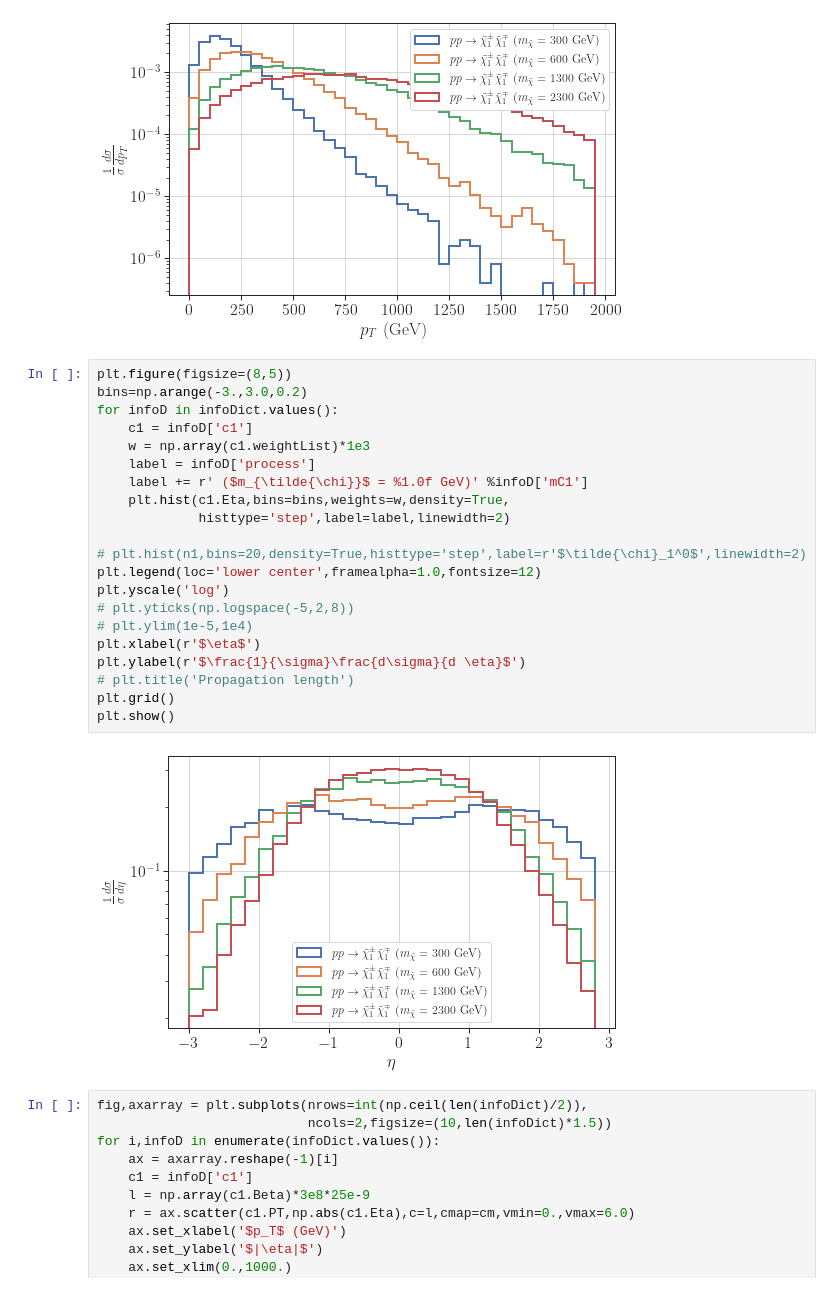
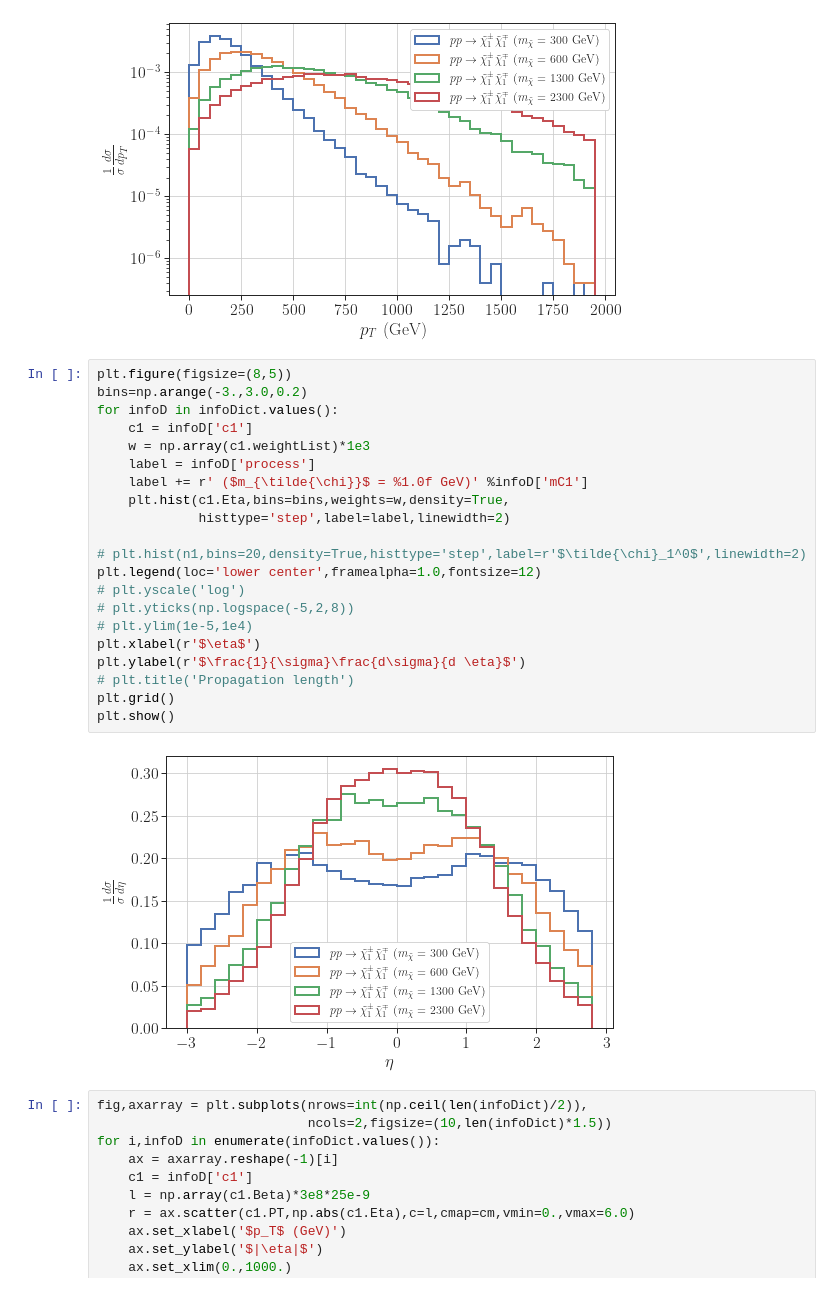
Before and after one commit to andlessa/llpBoost, a Jupyter notebook: plots/plotDists-Chargino.ipynb, the cells around one changed output. Drawn from its saved outputs; the diff is of its cells as text.

```diff
--- a/plots/plotDists-Chargino.ipynb
+++ b/plots/plotDists-Chargino.ipynb
@@ -119,26 +119,26 @@ plt.show()
 # %%
 plt.figure(figsize=(8,5))
 bins=np.arange(-3.,3.0,0.2)
 for infoD in infoDict.values():
     c1 = infoD['c1']
     w = np.array(c1.weightList)*1e3
     label = infoD['process']
     label += r' ($m_{\tilde{\chi}}$ = %1.0f GeV)' %infoD['mC1']
     plt.hist(c1.Eta,bins=bins,weights=w,density=True,
              histtype='step',label=label,linewidth=2)
 
 # plt.hist(n1,bins=20,density=True,histtype='step',label=r'$\tilde{\chi}_1^0$',linewidth=2)
 plt.legend(loc='lower center',framealpha=1.0,fontsize=12)
-plt.yscale('log')
+# plt.yscale('log')
 # plt.yticks(np.logspace(-5,2,8))
 # plt.ylim(1e-5,1e4)
 plt.xlabel(r'$\eta$')
 plt.ylabel(r'$\frac{1}{\sigma}\frac{d\sigma}{d \eta}$')
 # plt.title('Propagation length')
 plt.grid()
 plt.show()
 # %% [output]
-[figure, old version]
+[figure, new version]
 # %%
 fig,axarray = plt.subplots(nrows=int(np.ceil(len(infoDict)/2)),
                            ncols=2,figsize=(10,len(infoDict)*1.5))
```
Also changed, not shown: parts of 1 cell of this notebook, 2 other files.
